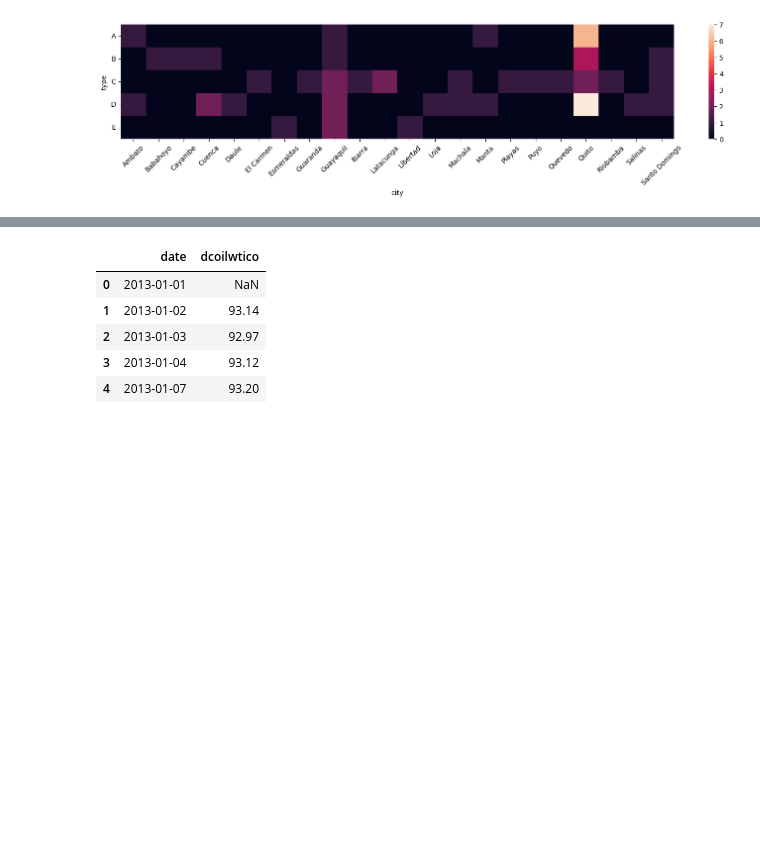
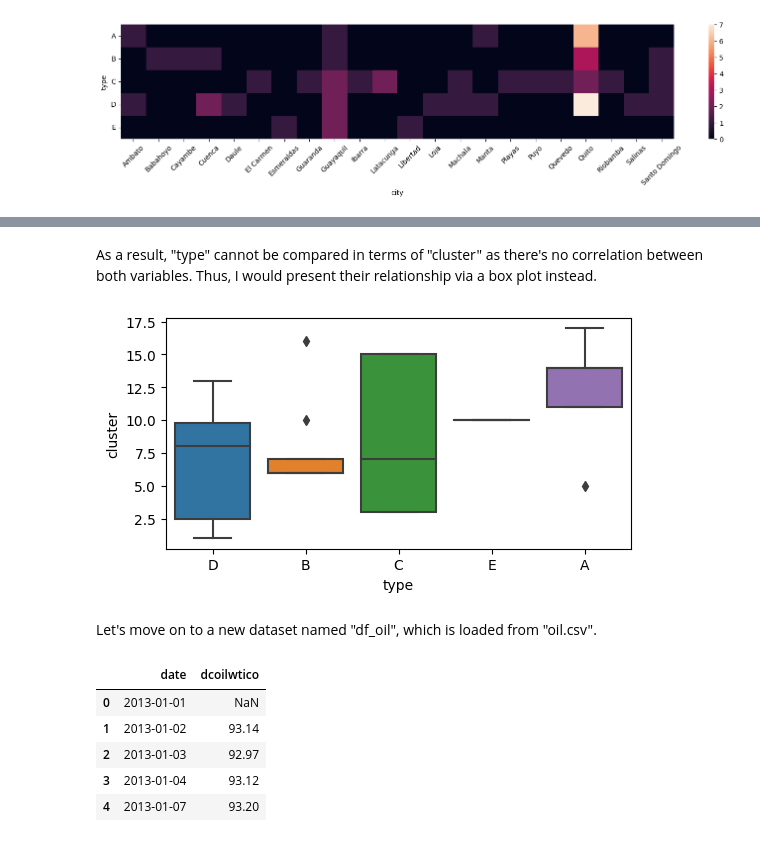
Before and after one commit to Komsan-Kongwongsupak/store-sales, a Jupyter notebook: store-sales.ipynb, the cells around one changed output, grey strips where cells are left out. Drawn from its saved outputs; the diff is of its cells as text; code cells hidden in the pictures; blank space fills up the shorter version.

```diff
--- a/store-sales.ipynb
+++ b/store-sales.ipynb
@@ -245,3 +262,13 @@ plt.show()
+# %% [markdown]
+<p>As a result, "type" cannot be compared in terms of "cluster" as there's no correlation between both variables. Thus, I would present their relationship via a box plot instead.</p>
+# %%
+plt.figure(figsize=(6, 3))
+ax = sns.boxplot(data=df_store, x='type', y='cluster')
+plt.show()
+# %% [output]
+[figure, added]
+# %% [markdown]
+<p>Let's move on to a new dataset named "df_oil", which is loaded from "oil.csv".</p>
 # %%
 df_oil = pd.read_csv(os.path.join(file_path, 'oil.csv'))
 
```
Also changed, not shown: parts of 8 cells of this notebook.
